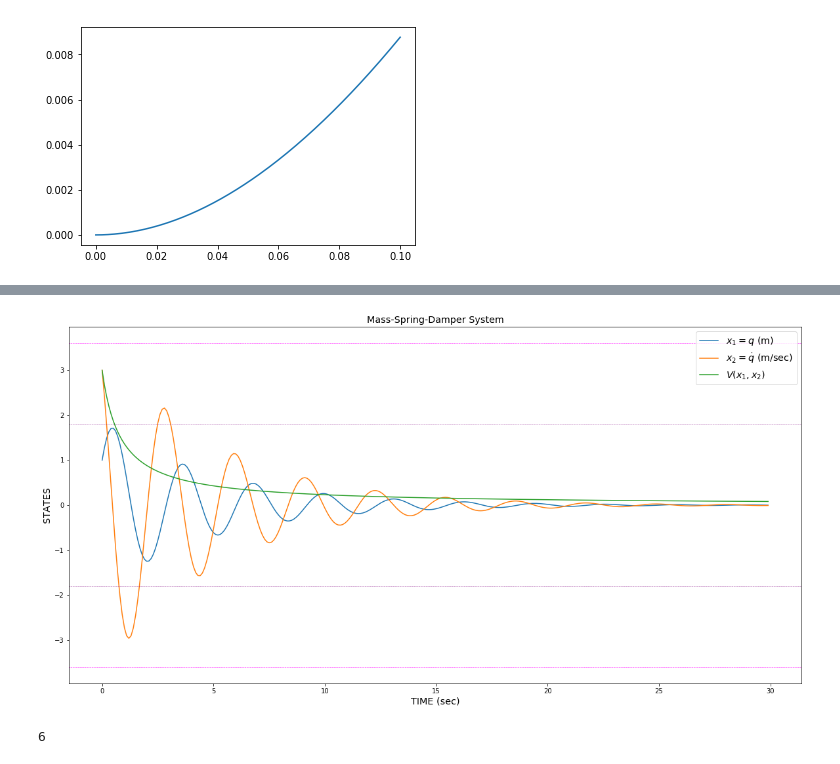
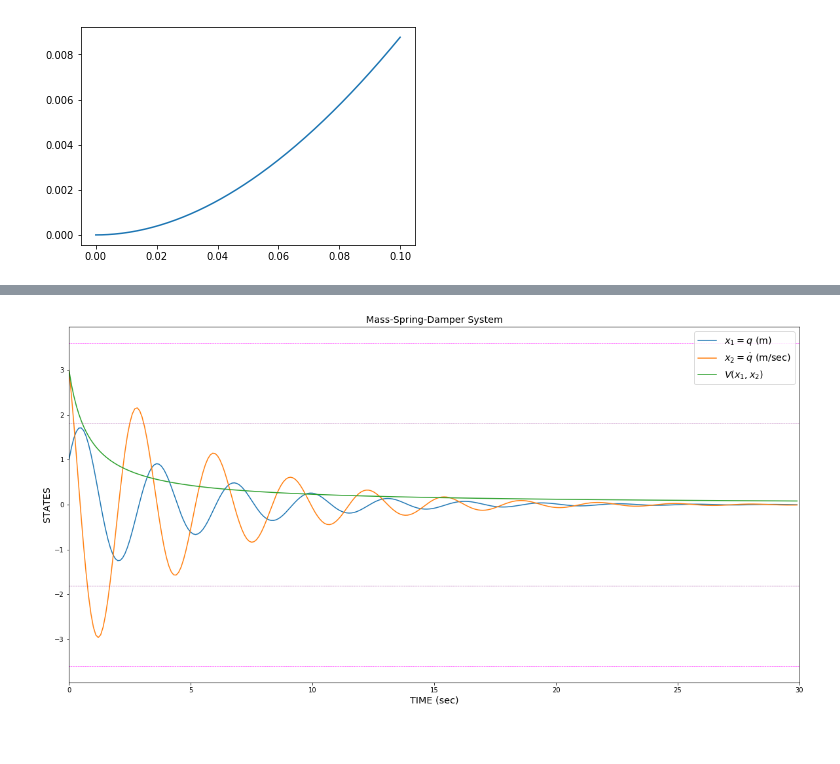
Before and after one commit to imitsioni/Jupyter_notebooks, a Jupyter notebook: MassSpringDamperPlots.ipynb, the cells around one changed output, grey strips where cells are left out. Cells and saved outputs as stored; diff of their text form; code cells hidden in the pictures.

```diff
--- a/MassSpringDamperPlots.ipynb
+++ b/MassSpringDamperPlots.ipynb
@@ -110,25 +112,24 @@ plt.savefig('/home/igmitsio/Dropbox/axam/RL lecture/presentation/images/msdEN.pn
 # %%
 bound1 = np.sqrt(pow(state0[0],2) + 0.25*pow(state0[1],2))
 bound2 = np.sqrt(4*pow(state0[0],2) + pow(state0[1],2))
 lw = 0.5
 
 plt.figure(figsize = (20,10))
 plt.plot(t,states)
 plt.hold
 plt.plot(t,energy[:,1])
 plt.xlabel('TIME (sec)', fontsize = "x-large")
 plt.ylabel('STATES', fontsize = "x-large")
 plt.title('Mass-Spring-Damper System', fontsize = "x-large")
 plt.legend(('$x_1 = q$ (m)', '$x_2 = \dot{q}$ (m/sec)', '$V(x_1, x_2)$'), fontsize = "x-large")
 # plt.grid()
 plt.axhline(y = bound1, linestyle = '--', linewidth = lw, color = 'purple')
 plt.axhline(y = -bound1, linestyle = '--', linewidth = lw, color = 'purple')
 plt.axhline(y = bound2, linestyle = '--', linewidth = lw, color = 'magenta')
 plt.axhline(y = -bound2, linestyle = '--', linewidth = lw, color = 'magenta')
+axes = plt.gca()
+axes.set_xlim([-0.01,30])
+# axes.set_ylim([ymin,ymax])
 plt.savefig('/home/igmitsio/Dropbox/axam/RL lecture/presentation/images/msdENBounds.png', bbox_inches='tight')
 # %% [output]
-[figure, old version]
+[figure, new version]
-# %%
-2^4
-# %% [output]
-6
```
Also changed, not shown: parts of 2 cells of this notebook.
